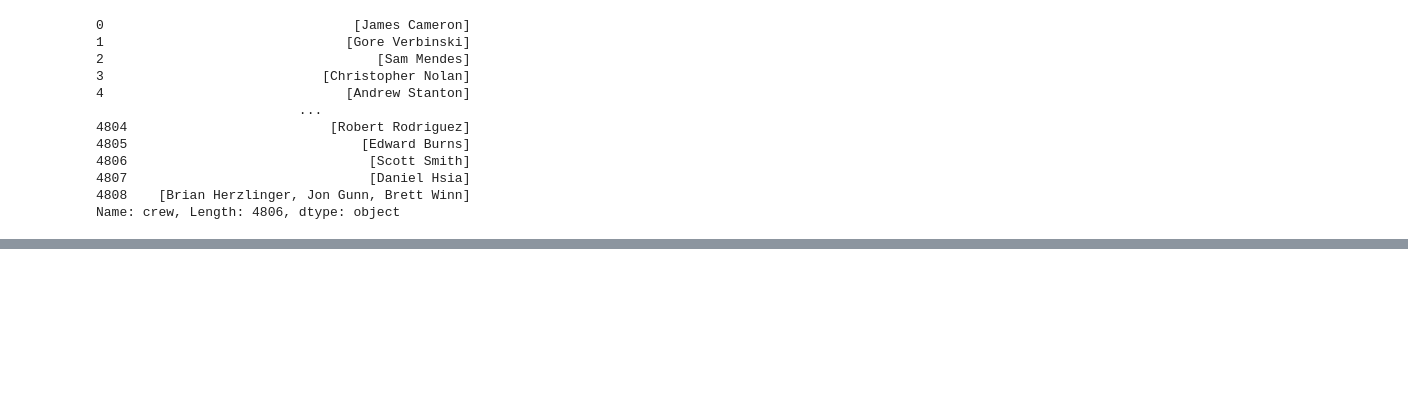
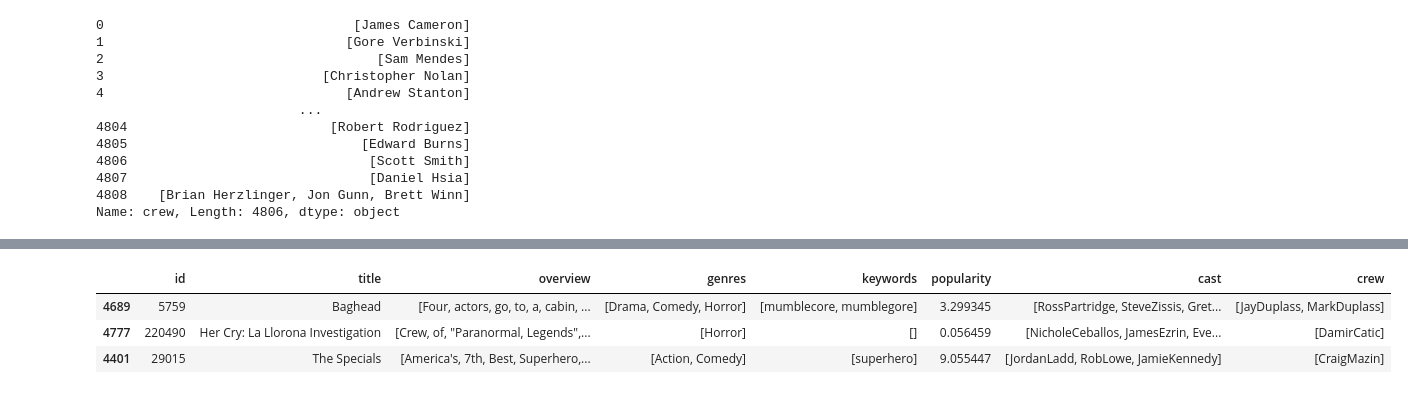
Before and after one commit to LuluW8071/Content-Filtering, a Jupyter notebook: model/model.ipynb, the cells around one changed output, grey strips where cells are left out. Drawn from its saved outputs; the diff is of its cells as text; code cells hidden in the pictures; blank space fills up the shorter version.

```diff
--- a/model/model.ipynb
+++ b/model/model.ipynb
@@ -186,0 +226,7 @@ Name: crew, Length: 4806, dtype: object
+# %%
+movies.sample(3)
+# %% [output]
+|  | id | title | overview | genres | keywords | popularity | cast | crew |
+| 4689 | 5759 | Baghead | [Four, actors, go, to, a, cabin, ... | [Drama, Comedy, Horror] | [mumblecore, mumblegore] | 3.299345 | [RossPartridge, SteveZissis, Gret... | [JayDuplass, MarkDuplass] |
+| 4777 | 220490 | Her Cry: La Llorona Investigation | [Crew, of, "Paranormal, Legends",... | [Horror] | [] | 0.056459 | [NicholeCeballos, JamesEzrin, Eve... | [DamirCatic] |
+| 4401 | 29015 | The Specials | [America's, 7th, Best, Superhero,... | [Action, Comedy] | [superhero] | 9.055447 | [JordanLadd, RobLowe, JamieKennedy] | [CraigMazin] |
```
Also changed, not shown: parts of 12 cells of this notebook.
